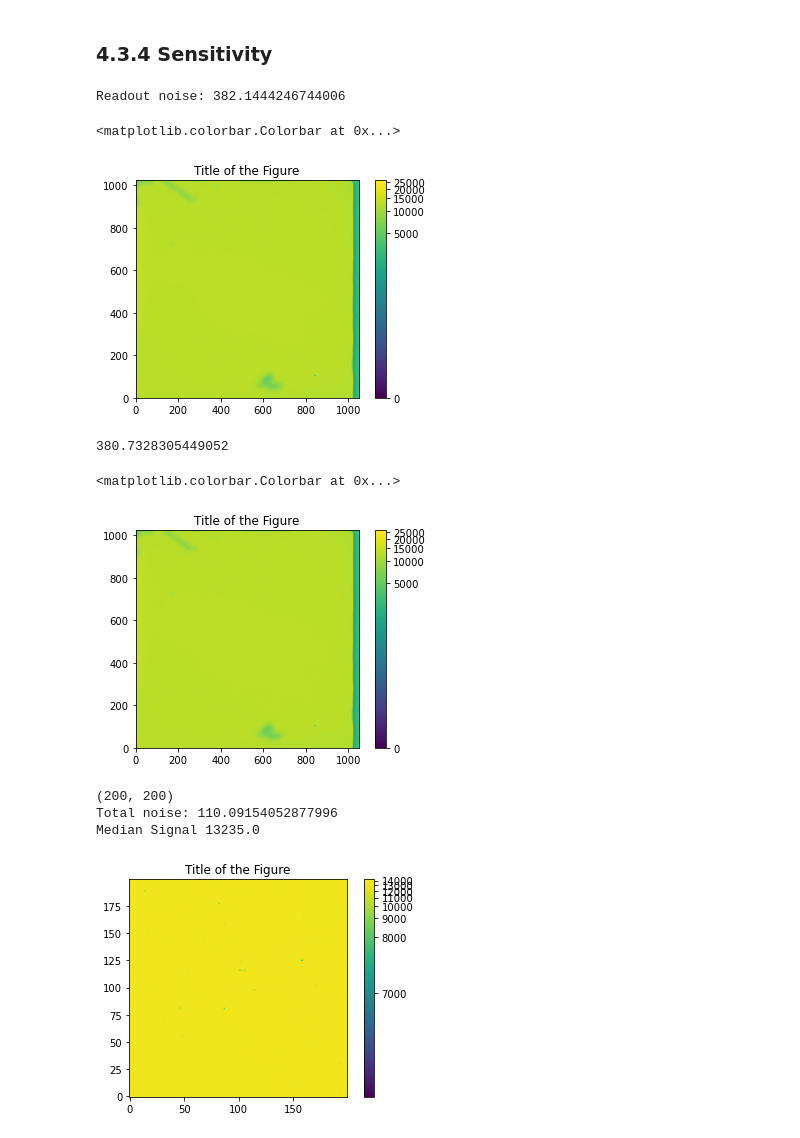
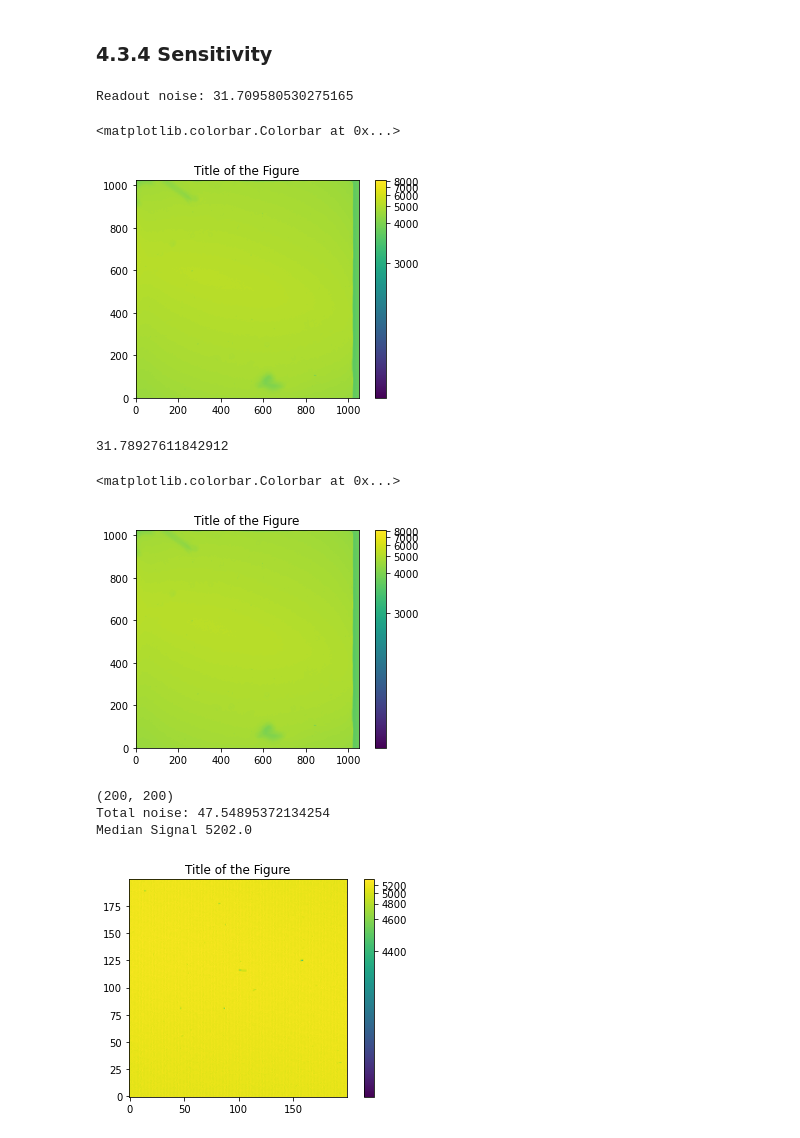
Before and after one commit to fexfl/FP, a Jupyter notebook: F30/F30 Analysis.ipynb, the cells around one changed output. Cells and saved outputs as stored; diff of their text form; code cells hidden in the pictures.

```diff
--- a/F30/F30 Analysis.ipynb
+++ b/F30/F30 Analysis.ipynb
@@ -321,27 +322,27 @@ fig.colorbar(im, ax=ax)
 sensitivity_paths_1 = glob("./SensitivityMeasurements/sensitivity_I_1*.fits")
 sensitivity_paths_2 = glob("./SensitivityMeasurements/sensitivity_I_2*.fits")
 # %%
-hdul = fits.open(sensitivity_paths_1[4])
+hdul = fits.open(sensitivity_paths_1[0])
 image = hdul[0].data
 
-overscan_region = image[:,1030:]
+overscan_region = image[:,1045:]
 read_out_noise = np.std(overscan_region)
 print('Readout noise:', read_out_noise)
 
 norm = simple_norm(image,'log', percent=100)
 fig, ax = plt.subplots()
 ax.set_title("Title of the Figure")
 im = ax.imshow(image[:,:] , norm=norm , origin="lower", cmap="viridis")
 fig.colorbar(im, ax=ax)
 # %% [output]
-Readout noise: 382.1444246744006
+Readout noise: 31.709580530275165
 <matplotlib.colorbar.Colorbar at 0x...>
-[figure, old version]
+[figure, new version]
 # %%
-hdul = fits.open(sensitivity_paths_2[4])
+hdul = fits.open(sensitivity_paths_2[0])
 image = hdul[0].data
 
-overscan_region = image[:,1030:]
+overscan_region = image[:,1045:]
 read_out_noise = np.std(overscan_region)
 print(read_out_noise)
 
@@ -351,12 +352,12 @@ ax.set_title("Title of the Figure")
 im = ax.imshow(image[:,:] , norm=norm , origin="lower", cmap="viridis")
 fig.colorbar(im, ax=ax)
 # %% [output]
-380.7328305449052
+31.78927611842912
 <matplotlib.colorbar.Colorbar at 0x...>
-[figure, old version]
+[figure, new version]
 # %%
 # choose uniformily illuminated area
-hdul = fits.open(sensitivity_paths_1[4])
+hdul = fits.open(sensitivity_paths_1[0])
 image = hdul[0].data
 
 image_uni_1 = image[400:600,400:600]
@@ -375,7 +376,7 @@ print("Total noise:",noise_tot_1)
 print("Median Signal", median_sig_1)
 # %% [output]
 (200, 200)
-Total noise: 110.09154052877996
-Median Signal 13235.0
+Total noise: 47.54895372134254
+Median Signal 5202.0
-[figure, old version]
+[figure, new version]
 # %%
```
Also changed, not shown: parts of 5 cells of this notebook, 1 other file.
